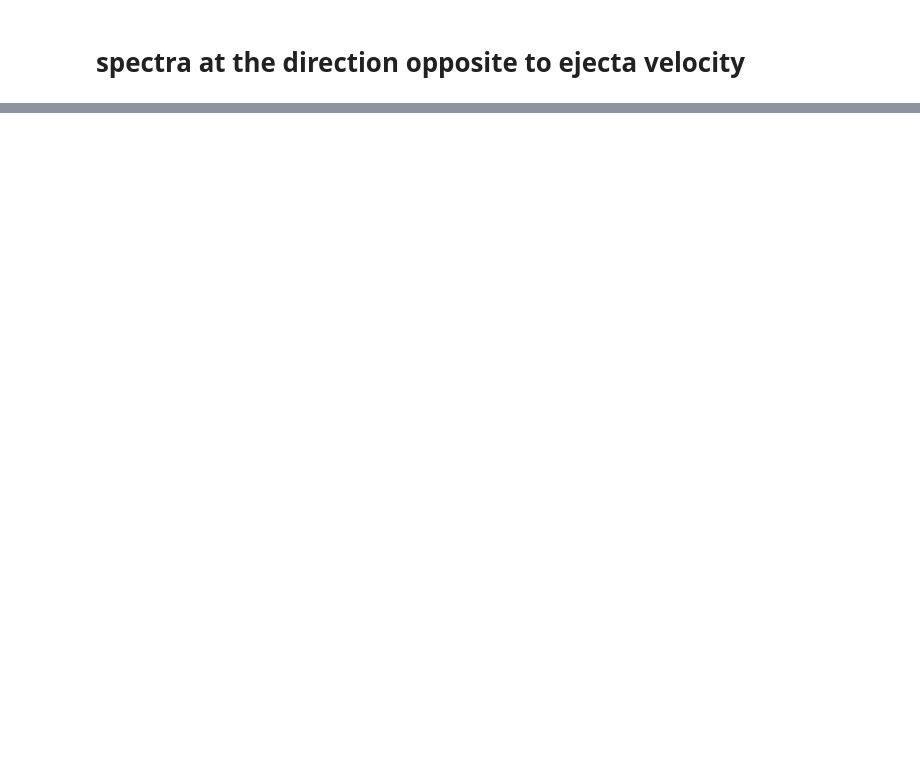
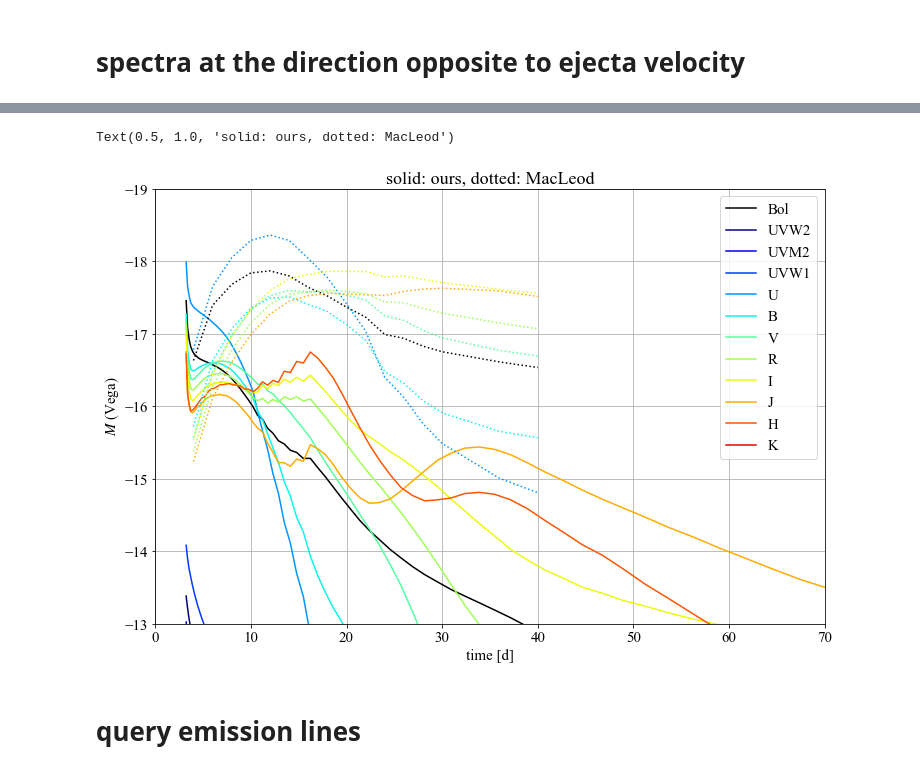
Before and after one commit to KjrKwn/photons, a Jupyter notebook: analysis/python/plot.ipynb, the cells around one changed output, grey strips where cells are left out. Cells and saved outputs as stored; diff of their text form; code cells hidden in the pictures; blank space fills up the shorter version.

```diff
--- a/analysis/python/plot.ipynb
+++ b/analysis/python/plot.ipynb
@@ -261,0 +275,79 @@ plt.grid()
+# %%
+# system = "Vega"
+# system = "AB"
+# system = "ST"
+
+
+lc_maeda_bol     = spectra_reduced.calc_bolometric_luminosity().bolometric_luminosity_to_magnitude()
+lc_maeda_swift   = photontools.calc_band_flux(spectra_reduced, filters[2]).convert_flux_to_magnitude(filters[2], system=system)
+lc_maeda_focas   = photontools.calc_band_flux(spectra_reduced, filters[0]).convert_flux_to_magnitude(filters[1], system=system)
+lc_maeda_john    = photontools.calc_band_flux(spectra_reduced, filters[1]).convert_flux_to_magnitude(filters[1], system=system)
+lc_maeda_twomass = photontools.calc_band_flux(spectra_reduced, filters[3]).convert_flux_to_magnitude(filters[3], system=system)
+# %%
+
+
+
+plt.figure(figsize=(12,8))
+
+plt.plot(lc_maeda_bol.times, lc_maeda_bol.data[:,:,:].mean(axis=(1,2)), label="Bol", color="black")
+# swift
+list_index_bands = np.argsort(filters[2].effective_wavelength)
+for i in list_index_bands[:3]:
+    band = lc_maeda_swift.bands[i]
+    plt.plot(lc_maeda_swift.times, lc_maeda_swift.data[:,:,:,i].mean(axis=(1,2)),
+             label=band,
+             color=dict_color[band])
+
+# #focas
+# list_index_bands = np.argsort(filters[1].effective_wavelength)
+# for i in list_index_bands:
+#     band = lc_maeda_focas.bands[i][0].capitalize()
+#     plt.plot(lc_maeda_focas.times, lc_maeda_focas.data[:,:,:,i].mean(axis=(1,2)),
+#              label=band,
+#              color=dict_color[band])
+
+#johnson
+list_index_bands = np.argsort(filters[1].effective_wavelength)
+for i in list_index_bands:
+    band = lc_maeda_john.bands[i][0]
+    plt.plot(lc_maeda_john.times, lc_maeda_john.data[:,:,:,i].mean(axis=(1,2)),
+             label=band,
+             color=dict_color[band])
+
+#twomass
+list_index_bands = np.argsort(filters[3].effective_wavelength)
+for i in list_index_bands:
+    band = lc_maeda_twomass.bands[i][0].capitalize()
+    plt.plot(lc_maeda_twomass.times, lc_maeda_twomass.data[:,:,:,i].mean(axis=(1,2)),
+             label=band,
+             color=dict_color[band])
+
+# plt.title("Maeda")
+# plt.grid()
+# plt.gca().invert_yaxis()
+plt.legend()
+
+
+plt.plot(lc_ML_bol.times, lc_ML_bol.data[:,:,:].mean(axis=(1,2)), label="Bol", color="black", linestyle=lss[3])
+for i, band in enumerate(lc_ML.bands):
+    if (i>0):
+        plt.plot(lc_ML.times, lc_ML.data[:,:,:,i].mean(axis=(1,2)),
+    #                  label=band[1],
+                 color=dict_color[band[1]],
+                 linestyle=lss[3])
+
+# plt.title("MacLeod")
+plt.xlabel("time [d]")
+plt.ylabel(r"$M$ (Vega)")
+plt.xlim(0,70)
+plt.ylim(-19,-13)
+plt.grid()
+plt.gca().invert_yaxis()
+plt.title("solid: ours, dotted: MacLeod")
+# plt.legend()
+# plt.savefig("figs/cowd/lc_compare.png")
+# %% [output]
+Text(0.5, 1.0, 'solid: ours, dotted: MacLeod')
+[figure, added]
+# %% [markdown]
+# query emission lines
```
Also changed, not shown: parts of 17 cells of this notebook, 1 other file.
